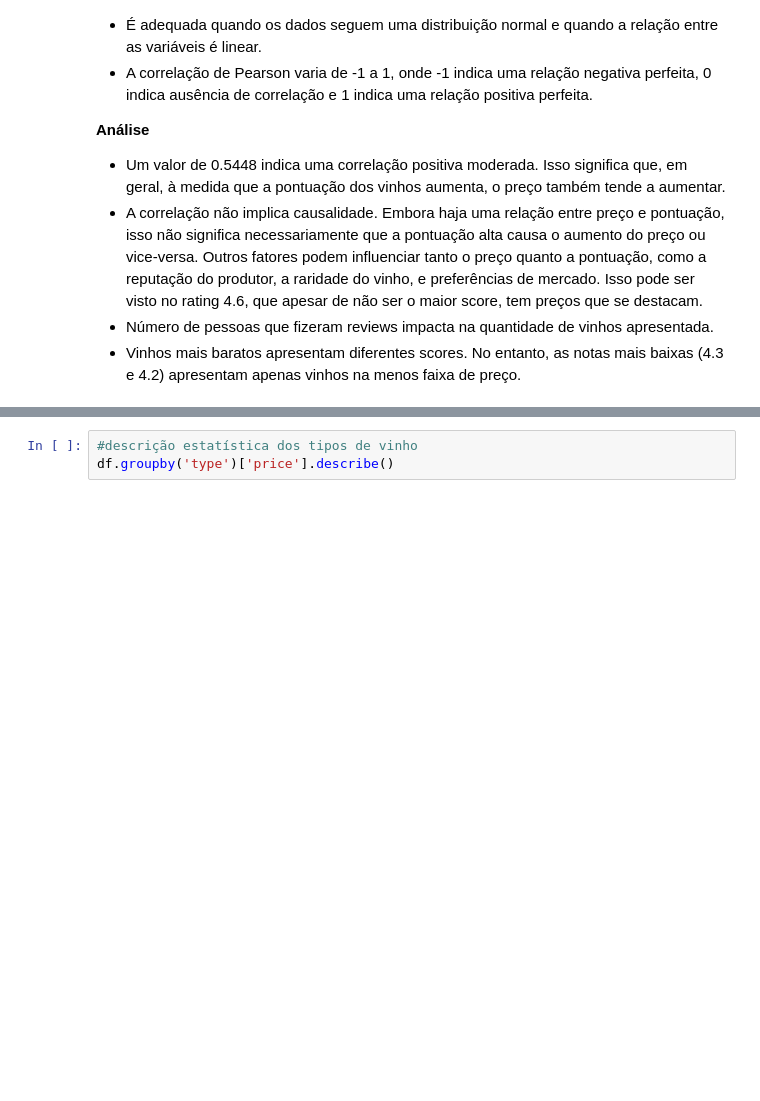
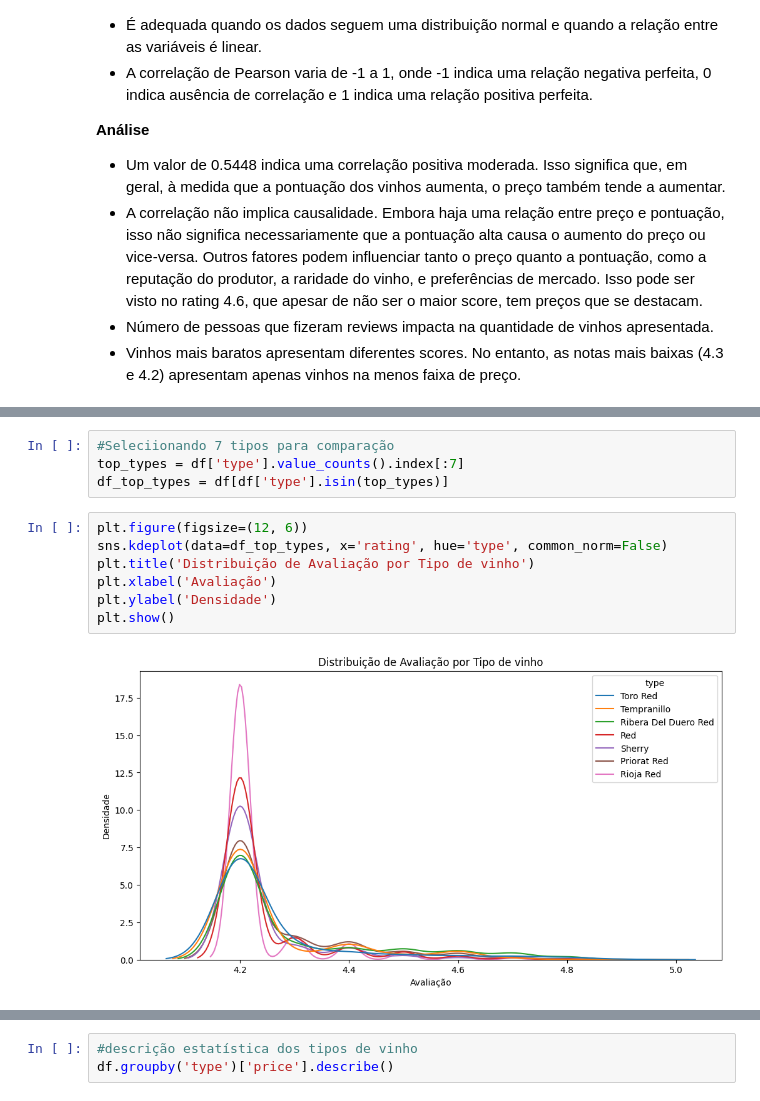
Before and after one commit to atlantico-academy/equipe3-2024.2, a Jupyter notebook: notebooks/01-exploratory_data_analysis.ipynb, the cells around one changed output, grey strips where cells are left out. Cells and saved outputs as stored; diff of their text form; blank space fills up the shorter version.

```diff
--- a/notebooks/01-exploratory_data_analysis.ipynb
+++ b/notebooks/01-exploratory_data_analysis.ipynb
@@ -130,0 +157,13 @@ Correlação entre qualidade e valor: 0.5448089035020968
+# %%
+#Seleciionando 7 tipos para comparação
+top_types = df['type'].value_counts().index[:7]
+df_top_types = df[df['type'].isin(top_types)]
+# %%
+plt.figure(figsize=(12, 6))
+sns.kdeplot(data=df_top_types, x='rating', hue='type', common_norm=False)
+plt.title('Distribuição de Avaliação por Tipo de vinho')
+plt.xlabel('Avaliação')
+plt.ylabel('Densidade')
+plt.show()
+# %% [output]
+[figure, added]
```
Also changed, not shown: parts of 35 cells of this notebook, 2 other files.
